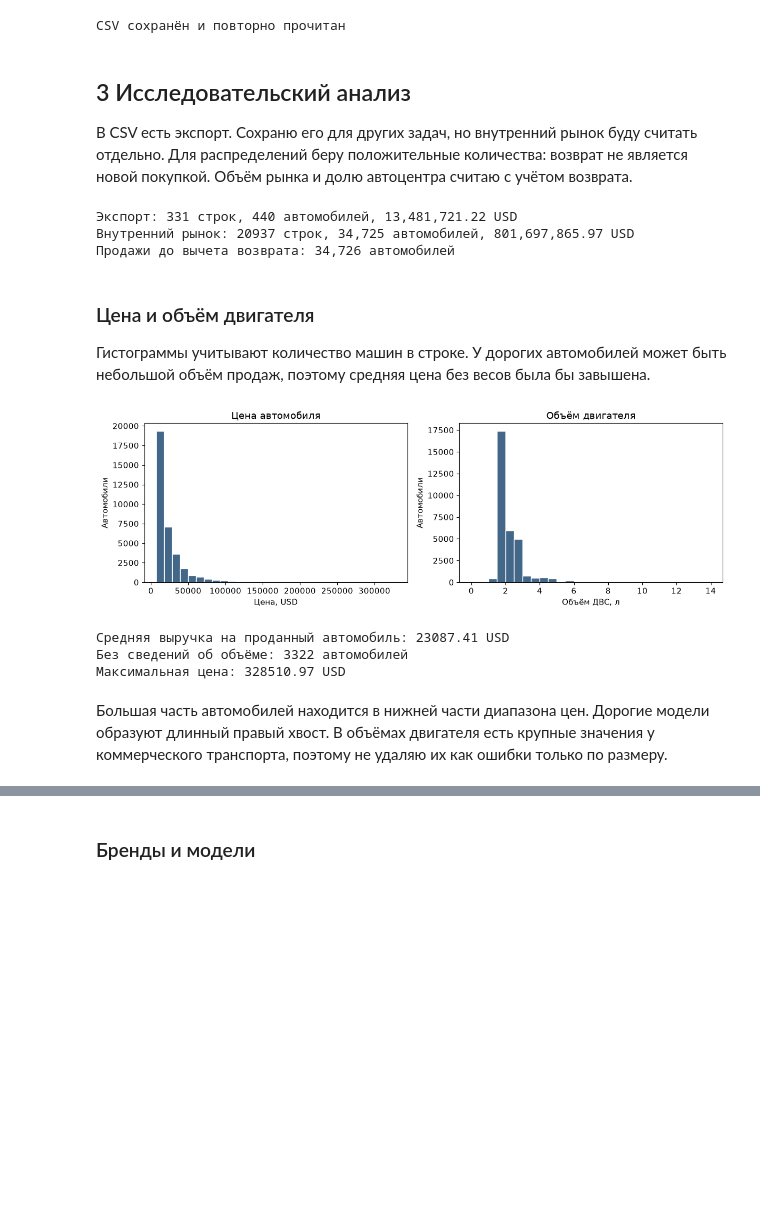
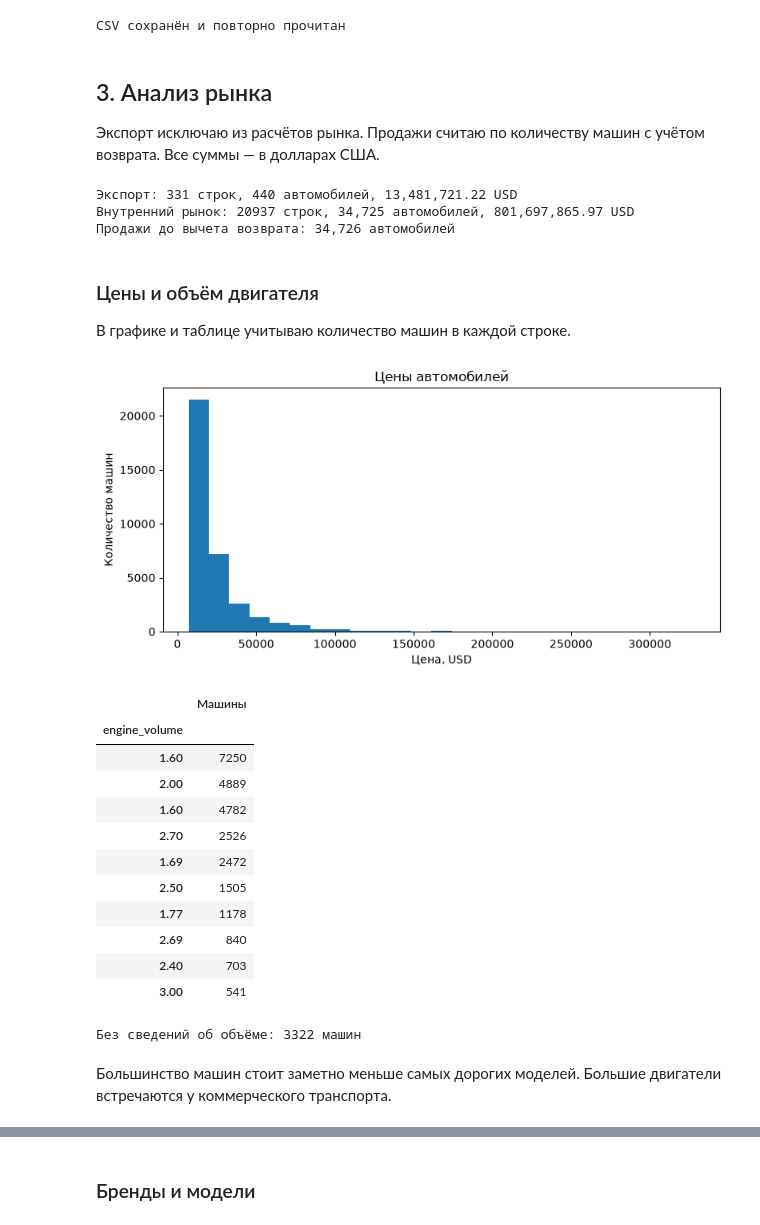
Before and after one commit to inlyooo/mercur-auto-analysis, a Jupyter notebook: analysis.ipynb, the cells around one changed output, grey strips where cells are left out. Saved outputs shown, nothing was run; the diff lists cells and outputs as text; code cells hidden in the pictures; blank space fills up the shorter version.

```diff
--- a/analysis.ipynb
+++ b/analysis.ipynb
@@ -23,8 +21,7 @@ from clean_data import clean_data
 %matplotlib inline
 pd.set_option('display.max_columns', 18)
 pd.set_option('display.float_format', lambda value: f'{value:,.2f}')
-plt.rcParams.update({'figure.figsize': (10, 4.5), 'font.family': 'DejaVu Sans', 'font.size': 11})
-blue, orange = '#426789', '#c07836'
+plt.rcParams['figure.figsize'] = (8, 4)
 
 raw = pd.read_csv('autokz2019.csv', sep=';', decimal=',', low_memory=False)
 print('Размер исходной таблицы:', raw.shape)
@@ -144,9 +139,9 @@ print('CSV сохранён и повторно прочитан')
 | 8953 | Lada | 4x4 | 66 | 594,000.00 |
 CSV сохранён и повторно прочитан
 # %% [markdown]
-## 3 Исследовательский анализ
+## 3. Анализ рынка
 
-В CSV есть экспорт. Сохраню его для других задач, но внутренний рынок буду считать отдельно. Для распределений беру положительные количества: возврат не является новой покупкой. Объём рынка и долю автоцентра считаю с учётом возврата.
+Экспорт исключаю из расчётов рынка. Продажи считаю по количеству машин с учётом возврата. Все суммы — в долларах США.
 # %%
 export = df[df['region'] == 'Экспорт']
 market = df[df['region'] != 'Экспорт'].copy()
@@ -160,29 +155,37 @@ print(f'Продажи до вычета возврата: {sales.quantity.sum()
 Внутренний рынок: 20937 строк, 34,725 автомобилей, 801,697,865.97 USD
 Продажи до вычета возврата: 34,726 автомобилей
 # %% [markdown]
-### Цена и объём двигателя
+### Цены и объём двигателя
 
-Гистограммы учитывают количество машин в строке. У дорогих автомобилей может быть небольшой объём продаж, поэтому средняя цена без весов была бы завышена.
+В графике и таблице учитываю количество машин в каждой строке.
 # %%
-fig, axes = plt.subplots(1, 2, figsize=(12, 4))
-axes[0].hist(sales['price_usd'], bins=30, weights=sales['quantity'].astype(float), color=blue, edgecolor='white')
-axes[0].set(title='Цена автомобиля', xlabel='Цена, USD', ylabel='Автомобили')
-axes[0].ticklabel_format(style='plain', axis='x')
-engine_sales = sales.dropna(subset=['engine_volume'])
-axes[1].hist(engine_sales['engine_volume'], bins=np.arange(0, 14.5, 0.5), weights=engine_sales['quantity'].astype(float), color=blue, edgecolor='white')
-axes[1].set(title='Объём двигателя', xlabel='Объём ДВС, л', ylabel='Автомобили')
+plt.hist(sales['price_usd'], bins=25, weights=sales['quantity'].astype(float))
+plt.xlabel('Цена, USD')
+plt.ylabel('Количество машин')
+plt.title('Цены автомобилей')
+plt.ticklabel_format(style='plain', axis='x')
 plt.tight_layout()
 plt.show()
 
-print('Средняя выручка на проданный автомобиль:', round(sales.revenue_usd.sum() / sales.quantity.sum(), 2), 'USD')
-print('Без сведений об объёме:', sales.loc[sales.engine_volume.isna(), 'quantity'].sum(), 'автомобилей')
-print('Максимальная цена:', round(sales.price_usd.max(), 2), 'USD')
+engine_sales = sales.dropna(subset=['engine_volume'])
+display(engine_sales.groupby('engine_volume')['quantity'].sum().sort_values(ascending=False).head(10).to_frame('Машины'))
+print('Без сведений об объёме:', sales.loc[sales.engine_volume.isna(), 'quantity'].sum(), 'машин')
 # %% [output]
-[figure, old version]
+[figure, new version]
+|  | Машины |
+| engine_volume |  |
+| 1.60 | 7250 |
+| 2.00 | 4889 |
+| 1.60 | 4782 |
+| 2.70 | 2526 |
+| 1.69 | 2472 |
+| 2.50 | 1505 |
+| 1.77 | 1178 |
+| 2.69 | 840 |
+| 2.40 | 703 |
+| 3.00 | 541 |
-Средняя выручка на проданный автомобиль: 23087.41 USD
-Без сведений об объёме: 3322 автомобилей
-Максимальная цена: 328510.97 USD
+Без сведений об объёме: 3322 машин
 # %% [markdown]
-Большая часть автомобилей находится в нижней части диапазона цен. Дорогие модели образуют длинный правый хвост. В объёмах двигателя есть крупные значения у коммерческого транспорта, поэтому не удаляю их как ошибки только по размеру.
+Большинство машин стоит заметно меньше самых дорогих моделей. Большие двигатели встречаются у коммерческого транспорта.
 # %%
 years = sales.groupby('manufacture_year', dropna=False)['quantity'].sum()
```
Also changed, not shown: parts of 24 cells of this notebook, 2 other files.
